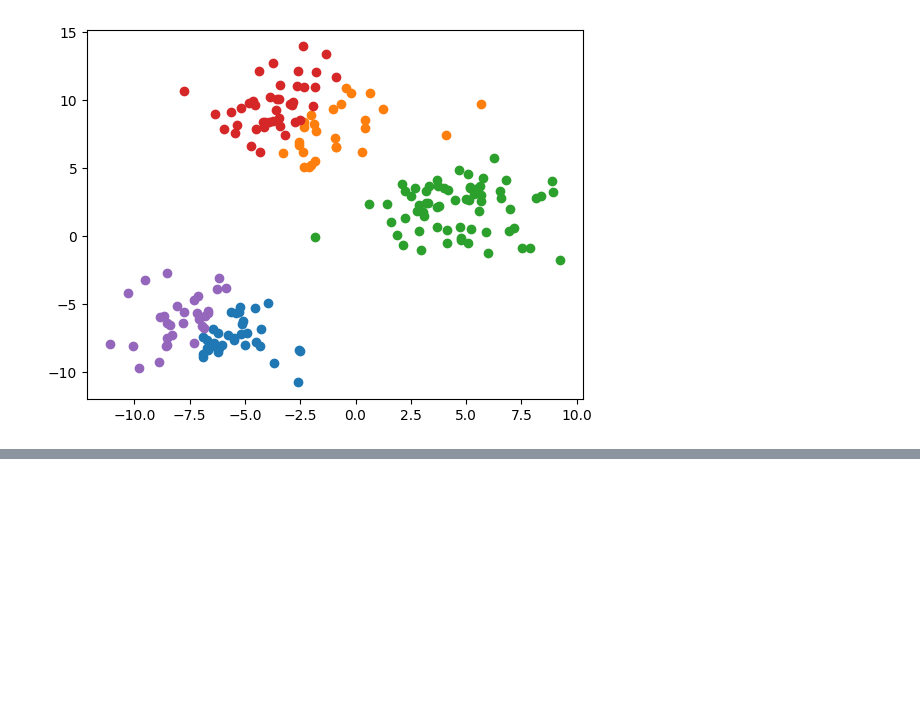
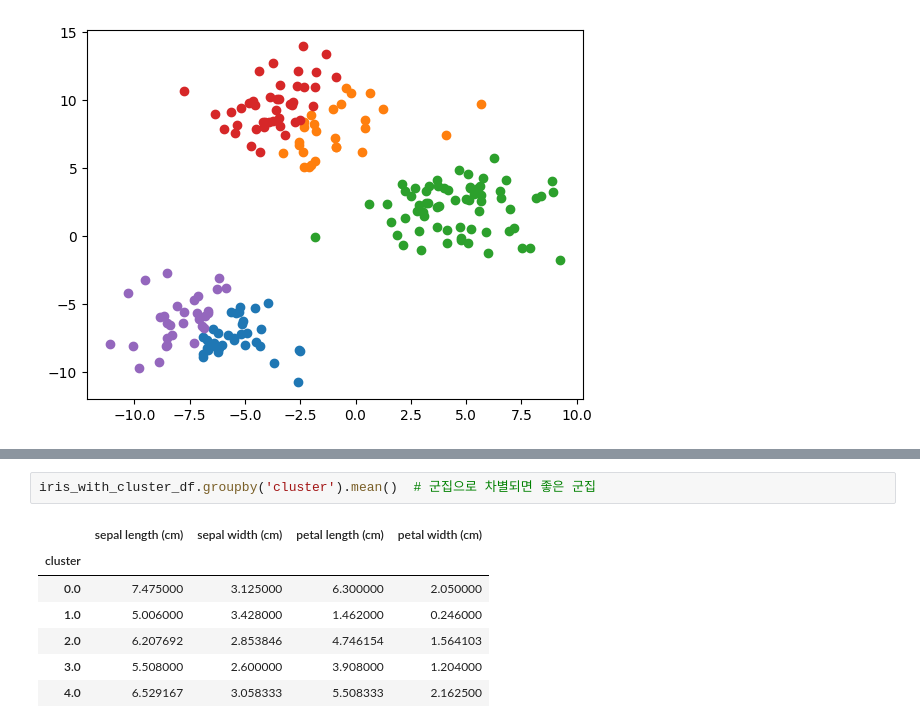
Before and after one commit to 2yuri89/workspace, a Jupyter notebook: ml-basic/example_16.ipynb, the cells around one changed output, grey strips where cells are left out. Saved outputs shown, nothing was run; the diff lists cells and outputs as text; blank space fills up the shorter version.

```diff
--- a/ml-basic/example_16.ipynb
+++ b/ml-basic/example_16.ipynb
@@ -244,0 +307,10 @@ plt.show()
+# %%
+iris_with_cluster_df.groupby('cluster').mean()  # 군집으로 차별되면 좋은 군집
+# %% [output]
+|  | sepal length (cm) | sepal width (cm) | petal length (cm) | petal width (cm) |
+| cluster |  |  |  |  |
+| 0.0 | 7.475000 | 3.125000 | 6.300000 | 2.050000 |
+| 1.0 | 5.006000 | 3.428000 | 1.462000 | 0.246000 |
+| 2.0 | 6.207692 | 2.853846 | 4.746154 | 1.564103 |
+| 3.0 | 5.508000 | 2.600000 | 3.908000 | 1.204000 |
+| 4.0 | 6.529167 | 3.058333 | 5.508333 | 2.162500 |
```
Also changed, not shown: parts of 8 cells of this notebook.
